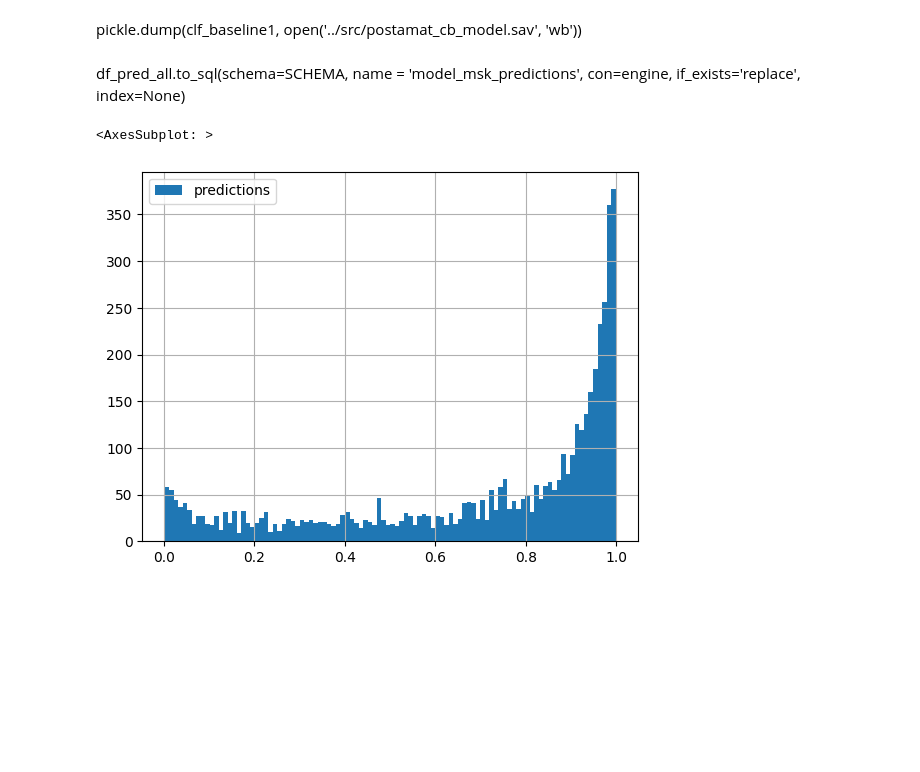
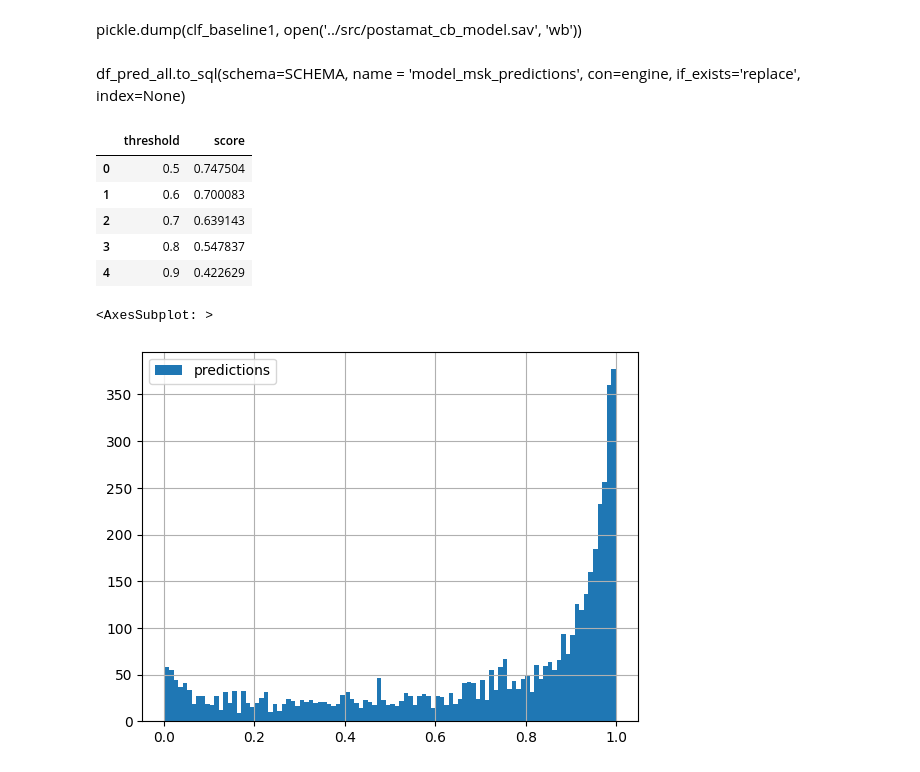
Before and after one commit to GavrilinEugene/postamat_recomendation_system, a Jupyter notebook: notebooks/model_rnd_features.ipynb, the cells around one changed output. Drawn from its saved outputs; the diff is of its cells as text; code cells hidden in the pictures; blank space fills up the shorter version.

```diff
--- a/notebooks/model_rnd_features.ipynb
+++ b/notebooks/model_rnd_features.ipynb
@@ -338,0 +340,16 @@ df_postamats_pred['predictions_binary'] = df_postamats_pred['predictions']\
+# %%
+d_recall = {'threshold': [], 'score': []}
+for th in [0.5, 0.6, 0.7, 0.8, 0.9]:
+    df_postamats_pred['predictions_binary'] = df_postamats_pred['predictions']\
+                                                .apply(lambda x: 1 if x > th else 0)
+    d_recall['threshold'].append(th)
+    d_recall['score'].append(recall_score(df_postamats_pred['target'], df_postamats_pred['predictions_binary']))
+# %%
+pd.DataFrame(d_recall)
+# %% [output]
+|  | threshold | score |
+| 0 | 0.5 | 0.747504 |
+| 1 | 0.6 | 0.700083 |
+| 2 | 0.7 | 0.639143 |
+| 3 | 0.8 | 0.547837 |
+| 4 | 0.9 | 0.422629 |
```
Also changed, not shown: parts of 18 cells of this notebook, 2 other files.
